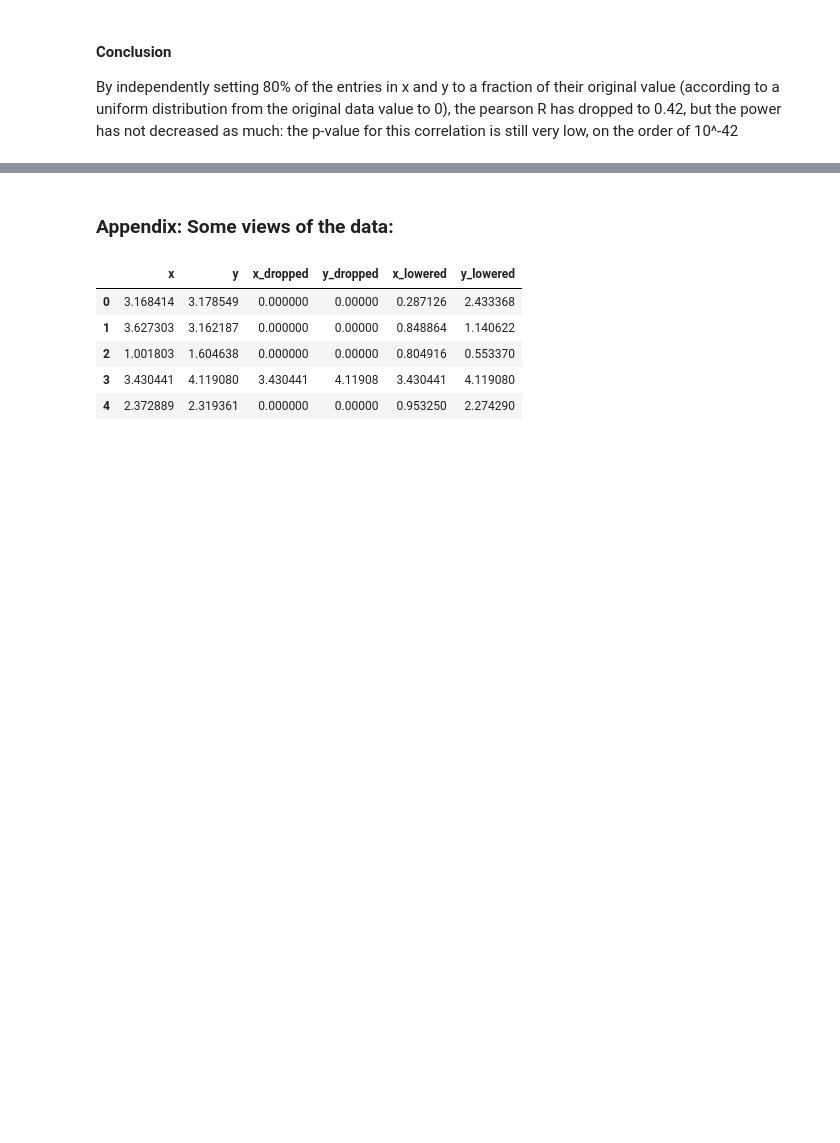
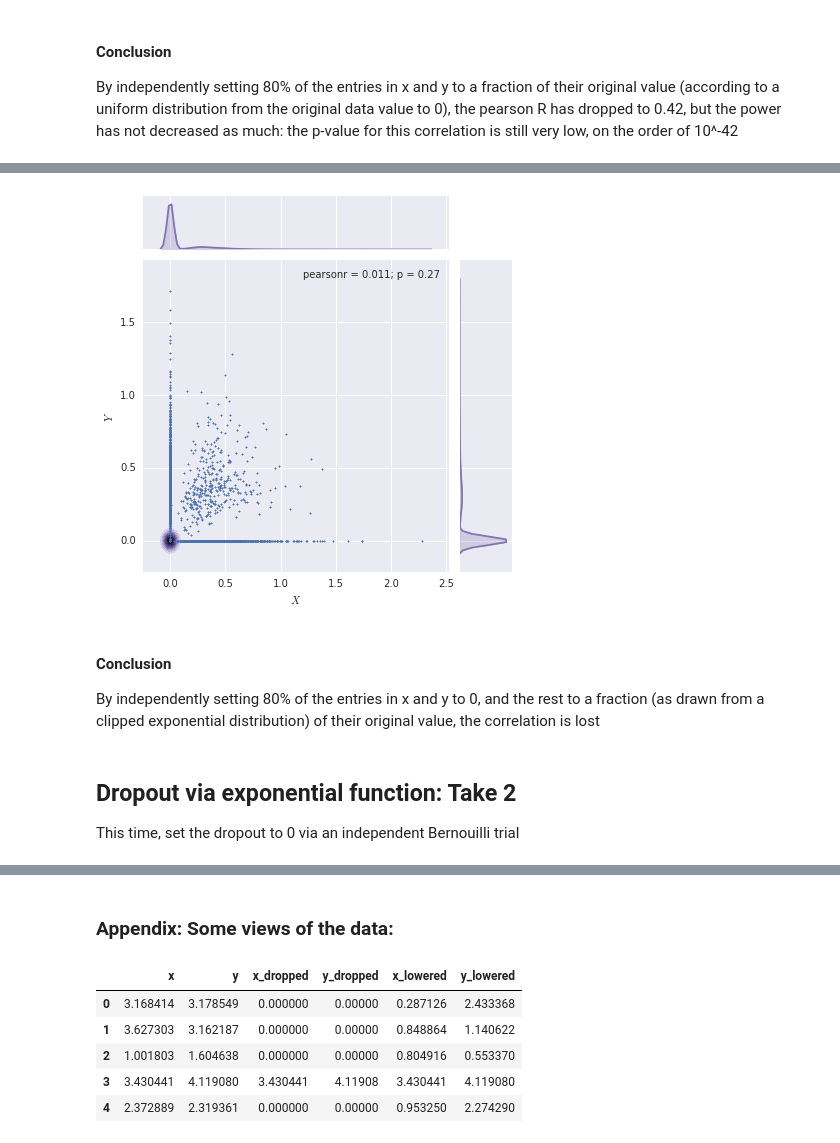
Before and after one commit to nickdeveaux/scratch_space, a Jupyter notebook: Simulate Single Cell Dropout.ipynb, the cells around one changed output, grey strips where cells are left out. Saved outputs shown, nothing was run; the diff lists cells and outputs as text; code cells hidden in the pictures; blank space fills up the shorter version.

```diff
--- a/Simulate Single Cell Dropout.ipynb
+++ b/Simulate Single Cell Dropout.ipynb
@@ -83,0 +124,14 @@ By independently setting 80% of the entries in x and y to a fraction of their or
+# %%
+g = sns.jointplot(x="exp_x", y="exp_y", data=df, kind="kde", color="m")
+g.plot_joint(plt.scatter, c="b", s=2, linewidth=1, marker="+")
+g.ax_joint.collections[0].set_alpha(0)
+g.set_axis_labels("$X$", "$Y$");
+# %% [output]
+[figure, added]
+# %% [markdown]
+#### Conclusion
+By independently setting 80% of the entries in x and y to 0, and the rest to a fraction (as drawn from a clipped exponential distribution) of their original value, the correlation is lost
+# %% [markdown]
+## Dropout via exponential function: Take 2
+
+This time, set the dropout to 0 via an independent Bernouilli trial
```
Also changed, not shown: parts of 19 cells of this notebook.
